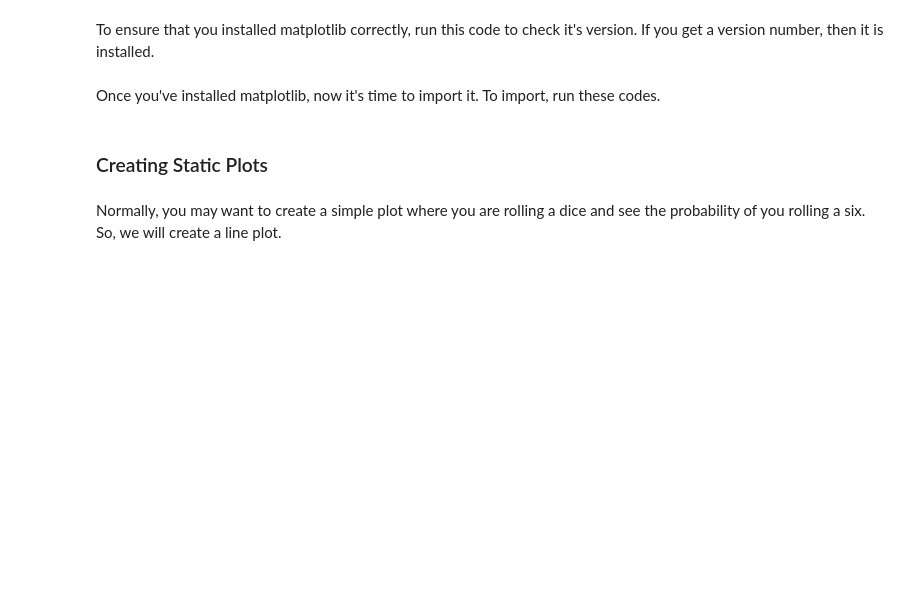
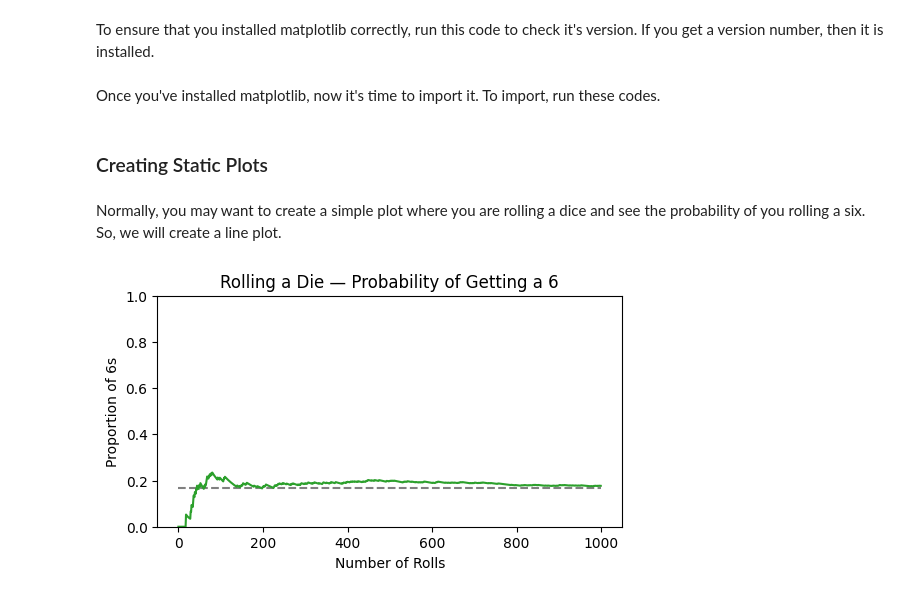
Before and after one commit to statds/ids-f25, a Jupyter notebook: _animations.ipynb, the cells around one changed output. Drawn from its saved outputs; the diff is of its cells as text; code cells hidden in the pictures; blank space fills up the shorter version.

Commit message:
Setting up static plots

```diff
--- a/_animations.ipynb
+++ b/_animations.ipynb
@@ -49,3 +49,30 @@ import matplotlib.pyplot as plt
 ### Creating Static Plots
 # %% [markdown]
 Normally, you may want to create a simple plot where you are rolling a dice and see the probability of you rolling a six. So, we will create a line plot.
+# %%
+import random
+import matplotlib.pyplot as plt
+
+random.seed(3255)
+
+# The Function
+def prob_six(trials):
+    results = []
+    prop_six = []
+    for i in range(trials):
+        roll = random.randint(1, 6)        # roll a 6-sided die
+        results.append(roll == 6)          # Adds a value only if it rolls a 6
+        prop_six.append(sum(results) / len(results))
+    return prop_six
+
+# Matplotlib's pyplot
+plt.figure(figsize=(6, 3))
+plt.hlines(1/6, 0, 1000, linestyles='dashed', color='gray')
+plt.plot(prob_six(1000), color='tab:green')
+plt.ylim(0, 1)
+plt.title("Rolling a Die — Probability of Getting a 6")
+plt.ylabel("Proportion of 6s")
+plt.xlabel("Number of Rolls")
+plt.show()
+# %% [output]
+[figure, added]
```
Also changed, not shown: parts of 5 cells of this notebook.
